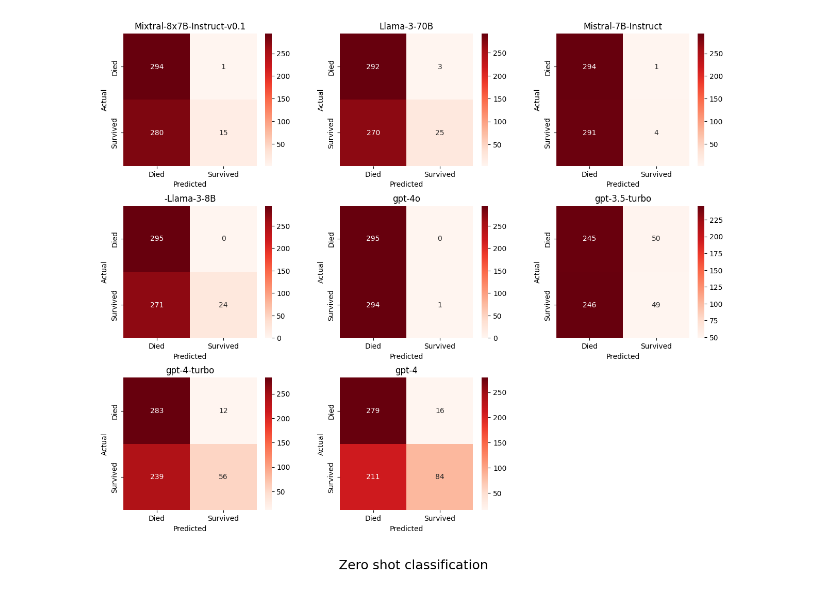
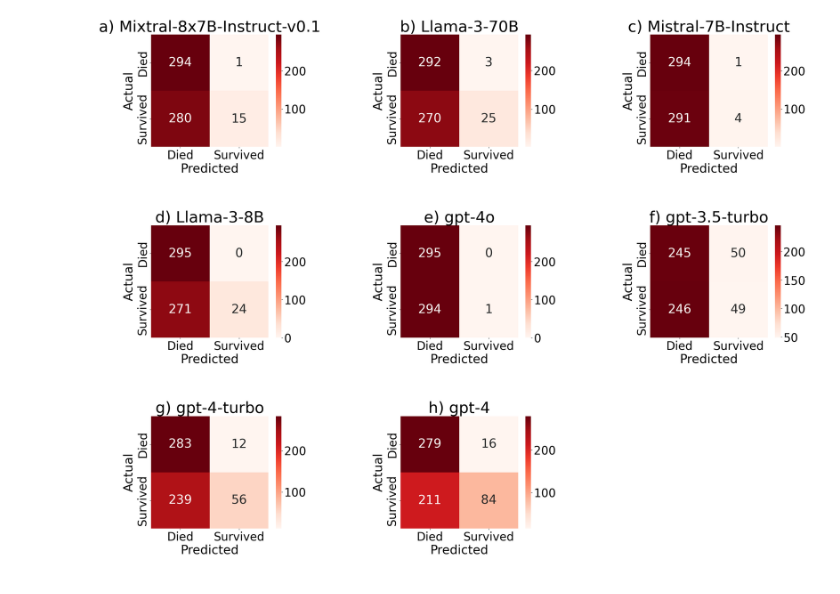
Before and after one commit to mohammad-gh009/Large-Language-Models-vs-Classical-Machine-learning, a Jupyter notebook: plots/confusion_matrix.ipynb, the cells around one changed output. Saved outputs shown, nothing was run; the diff lists cells and outputs as text; code cells hidden in the pictures.

```diff
--- a/plots/confusion_matrix.ipynb
+++ b/plots/confusion_matrix.ipynb
@@ -116,11 +149,15 @@ gpt_4 = multi[['gpt-4-0613_outcome']]
 # %%
 
 # Determine the number of rows and columns for subplots
-num_rows = 3
+num_rows = 4
 num_cols = 3
 
 # Create subplots with a gray background
-fig, axes = plt.subplots(num_rows, num_cols, figsize=(5 * num_cols, 4 * num_rows))
+fig, axes = plt.subplots(num_rows, num_cols, figsize=(10 * num_cols, 8 * num_rows))
+# Set the font sizes
+SMALL_SIZE = 30
+MEDIUM_SIZE = 32
+BIGGER_SIZE = 40
 
 # Flatten the 2D array of axes for easy iteration
 axes = axes.flatten()
@@ -128,66 +165,67 @@ axes = axes.flatten()
 cm_zero_shot = confusion_matrix(y_true, mixtral)
 plt.subplot(num_rows, num_cols, 1 )
 sns.heatmap(cm_zero_shot, annot=True, fmt='d', cmap='Reds', xticklabels=['Died', 'Survived'], yticklabels=['Died', 'Survived'])
-plt.title('Mixtral-8x7B-Instruct-v0.1')
-plt.xlabel('Predicted')
-plt.ylabel('Actual')
+plt.title('a) Mixtral-8x7B-Instruct-v0.1',fontsize=BIGGER_SIZE)
+plt.xlabel('Predicted',fontsize=MEDIUM_SIZE)
+plt.ylabel('Actual',fontsize=MEDIUM_SIZE)
 
 cm_zero_shot = confusion_matrix(y_true, llama370)
 plt.subplot(num_rows, num_cols, 2 )
 sns.heatmap(cm_zero_shot, annot=True, fmt='d', cmap='Reds', xticklabels=['Died', 'Survived'], yticklabels=['Died', 'Survived'])
-plt.title('Llama-3-70B')
-plt.xlabel('Predicted')
-plt.ylabel('Actual')
+plt.title('b) Llama-3-70B',fontsize=BIGGER_SIZE)
+plt.xlabel('Predicted',fontsize=MEDIUM_SIZE)
+plt.ylabel('Actual',fontsize=MEDIUM_SIZE)
 
 cm_zero_shot = confusion_matrix(y_true, mistral7b)
 plt.subplot(num_rows, num_cols, 3 )
 sns.heatmap(cm_zero_shot, annot=True, fmt='d', cmap='Reds', xticklabels=['Died', 'Survived'], yticklabels=['Died', 'Survived'])
-plt.title('Mistral-7B-Instruct')
-plt.xlabel('Predicted')
-plt.ylabel('Actual')
+plt.title('c) Mistral-7B-Instruct',fontsize=BIGGER_SIZE)
+plt.xlabel('Predicted',fontsize=MEDIUM_SIZE)
+plt.ylabel('Actual',fontsize=MEDIUM_SIZE)
 
 cm_zero_shot = confusion_matrix(y_true, llama38)
 plt.subplot(num_rows, num_cols, 4 )
 sns.heatmap(cm_zero_shot, annot=True, fmt='d', cmap='Reds', xticklabels=['Died', 'Survived'], yticklabels=['Died', 'Survived'])
-plt.title('-Llama-3-8B')
-plt.xlabel('Predicted')
-plt.ylabel('Actual')
+plt.title('d) Llama-3-8B',fontsize=BIGGER_SIZE)
+plt.xlabel('Predicted',fontsize=MEDIUM_SIZE)
+plt.ylabel('Actual',fontsize=MEDIUM_SIZE)
 
 cm_zero_shot = confusion_matrix(y_true, gpt_4o)
 plt.subplot(num_rows, num_cols, 5 )
 sns.heatmap(cm_zero_shot, annot=True, fmt='d', cmap='Reds', xticklabels=['Died', 'Survived'], yticklabels=['Died', 'Survived'])
-plt.title('gpt-4o')
-plt.xlabel('Predicted')
-plt.ylabel('Actual')
+plt.title('e) gpt-4o',fontsize=BIGGER_SIZE)
+plt.xlabel('Predicted',fontsize=MEDIUM_SIZE)
+plt.ylabel('Actual',fontsize=MEDIUM_SIZE)
 
 cm_zero_shot = confusion_matrix(y_true, gpt_35_turbo)
 plt.subplot(num_rows, num_cols, 6 )
 sns.heatmap(cm_zero_shot, annot=True, fmt='d', cmap='Reds', xticklabels=['Died', 'Survived'], yticklabels=['Died', 'Survived'])
-plt.title('gpt-3.5-turbo')
-plt.xlabel('Predicted')
-plt.ylabel('Actual')
+plt.title('f) gpt-3.5-turbo',fontsize=BIGGER_SIZE)
+plt.xlabel('Predicted',fontsize=MEDIUM_SIZE)
+plt.ylabel('Actual',fontsize=MEDIUM_SIZE)
 
 cm_zero_shot = confusion_matrix(y_true, gpt_4_turbo)
 plt.subplot(num_rows, num_cols, 7 )
 sns.heatmap(cm_zero_shot, annot=True, fmt='d', cmap='Reds', xticklabels=['Died', 'Survived'], yticklabels=['Died', 'Survived'])
-plt.title('gpt-4-turbo')
-plt.xlabel('Predicted')
-plt.ylabel('Actual')
+plt.title('g) gpt-4-turbo',fontsize=BIGGER_SIZE)
+plt.xlabel('Predicted',fontsize=MEDIUM_SIZE)
+plt.ylabel('Actual',fontsize=MEDIUM_SIZE)
 
 cm_zero_shot = confusion_matrix(y_true, gpt_4)
 plt.subplot(num_rows, num_cols, 8 )
 sns.heatmap(cm_zero_shot, annot=True, fmt='d', cmap='Reds', xticklabels=['Died', 'Survived'], yticklabels=['Died', 'Survived'])
-plt.title('gpt-4')
-plt.xlabel('Predicted')
-plt.ylabel('Actual')
+plt.title('h) gpt-4',fontsize=BIGGER_SIZE)
+plt.xlabel('Predicted',fontsize=MEDIUM_SIZE)
+plt.ylabel('Actual',fontsize=MEDIUM_SIZE)
 # Add a note under the subplots
-fig.text(0.5, 0.02, 'Zero shot classification', ha='center', fontsize=18, va='center')
-
-fig.delaxes(axes[8])
+#fig.text(0.5, 0.02, 'Zero shot classification', ha='center', fontsize=18, va='center')
+for i in range(9, num_rows * num_cols + 1):
+    fig.delaxes(axes[i - 1])
+#fig.delaxes(axes[8])
 # Adjust the spacing between subplots
-plt.subplots_adjust(wspace=0.3, hspace=0.3)
+plt.subplots_adjust(hspace=0.7, wspace=0.7)
 # %% [output]
-[figure, old version]
+[figure, new version]
 # %%
 num_rows = 1
 num_cols = 2
```
Also changed, not shown: parts of 4 cells of this notebook, 8 other files.
